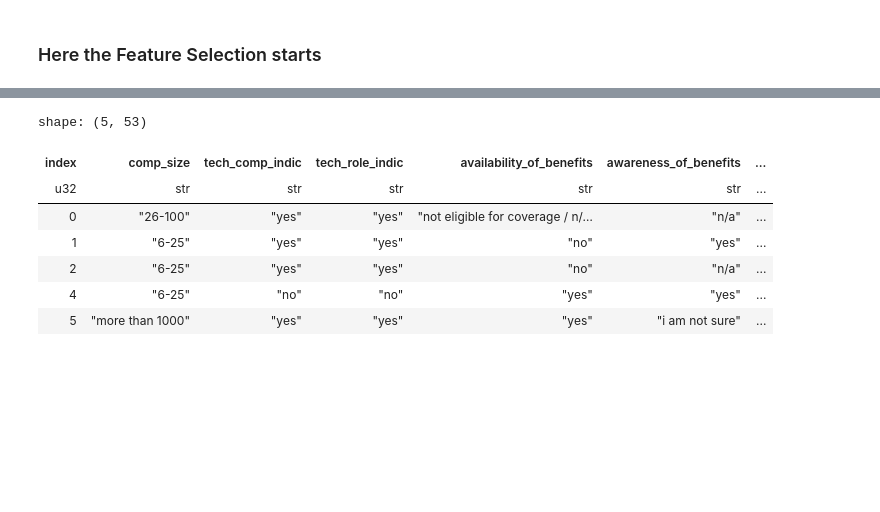
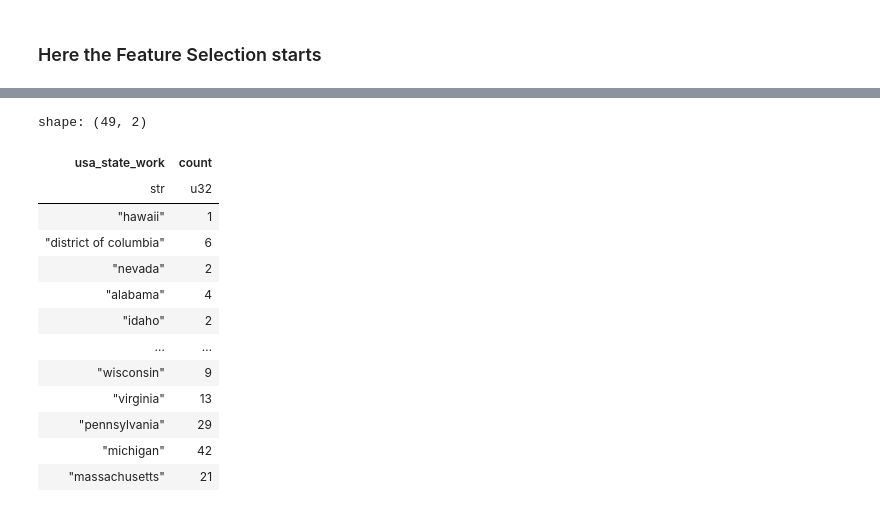
Before and after one commit to JanPhilippBittner/iu_mental_health_ml, a Jupyter notebook: Desktop/Arbeit/Arbeit/Universität/IU/Module/Semester 3/Machine learning - unsupervised learning/Project/first_draft.ipynb, the cells around one changed output, grey strips where cells are left out. Cells and saved outputs as stored; diff of their text form; code cells hidden in the pictures; blank space fills up the shorter version.

```diff
--- a/Desktop/Arbeit/Arbeit/Universität/IU/Module/Semester 3/Machine learning - unsupervised learning/Project/first_draft.ipynb
+++ b/Desktop/Arbeit/Arbeit/Universität/IU/Module/Semester 3/Machine learning - unsupervised learning/Project/first_draft.ipynb
@@ -511,10 +517,12 @@ feat_cat_nominal = ['tech_comp_indic' , 'tech_role_indic' , 'awareness_of_benefi
                     , 'anonym_use_benefit_indic' , 'neg_consequences_discussing_mh' , 'neg_consequences_discussing_ph' , 'comf_discussing_mh_with_coworker_indic' , 'comf_discussing_mnh_with_supervisor_indic'
                     , 'employer_importance_mh_vs_ph' ,'known_neg_consequences_of_mh' , 'prev_employers' , 'awareness_of_benefits_prev_employer' , 'willing_discuss_ph_in_hiring_interview'
                     , 'willing_discuss_mh_in_hiring_interview' , 'percevied_neg_impact_carreer_of_mh' , 'perceived_neg_impact_coworker_opiniton_of_mh' , 'neg_response_to_mh' ,
-                    'willingness_to_share_mh_after_observation' , 'mh_family_hist' , 'previous_mh' , 'current_mh' , 'diagnosis_professional' , 'used_therapy' , 'age' , 'gender' , 'country_residency'
+                    'willingness_to_share_mh_after_observation' , 'mh_family_hist' , 'previous_mh' , 'current_mh' , 'diagnosis_professional' , 'used_therapy'  , 'gender' , 'country_residency'
                     , 'usa_state_residency' , 'country_work' , 'usa_state_work'  ]
 
 feat_text = []
+
+feat_int = ['age']
 # %%
 # Fill the feat_text list with the remaining features
 # get a list of all columns to compare to
@@ -616,6 +624,14 @@ most_common_mh_diagnosis = df.select(pl.col('diagnosis_name_professional_conditi
 df = df.with_columns(
     pl.when(pl.col('diagnosis_name_professional_condition').is_null()).then(pl.lit(most_common_mh_diagnosis)).otherwise('diagnosis_name_professional_condition').alias('diagnosis_name_professional_condition')
 )
+# %%
+# Impute 'willingness_to_share_mh_after_observation' based on the most commonly used answer
+# Find the name of the most common answer
+most_common_willingness = df.select(pl.col('willingness_to_share_mh_after_observation')).to_series().value_counts().sort(by='count' , descending=True).to_series()[1]
+# Impute the missing values with the most common diagnosis
+df = df.with_columns(
+    pl.when(pl.col('willingness_to_share_mh_after_observation').is_null()).then(pl.lit(most_common_willingness)).otherwise('willingness_to_share_mh_after_observation').alias('willingness_to_share_mh_after_observation')
+)
 # %%
 df.select(pl.col(feat_cat_ordinal))
 # %% [output]
@@ -642,5 +658,12 @@ enc = OrdinalEncoder()
 # %%
 #enc.categories_
 # %%
-transformation = enc.fit_transform(df.select(pl.col(feat_cat_ordinal)))
-print(transformation)
+# Create a ordered list of column names of ordinal features
+ord_columns = df.select(pl.col(feat_cat_ordinal)).columns
+# fit and transform the ordinal featrues to the OrdinalTransformation
+ordinal_transformation = enc.fit_transform(df.select(pl.col(feat_cat_ordinal)))
+# Create a dataframe of the transformed features
+df_ordinal_transformation = pl.DataFrame(ordinal_transformation, schema = ord_columns)
+
+# replace the original columns with the transformed ones:
+df = df.with_columns(df_ordinal_transformation)
@@ -655,11 +678,17 @@ print(transformation)
 # %%
-df.head()
+df.select(pl.col(feat_cat_nominal[29])).to_series().value_counts()
 # %% [output]
-shape: (5, 53)
+shape: (49, 2)
-| index | comp_size | tech_comp_indic | tech_role_indic | availability_of_benefits | awareness_of_benefits | ... |
-| u32 | str | str | str | str | str | ... |
-| 0 | "26-100" | "yes" | "yes" | "not eligible for coverage / n/… | "n/a" | ... |
-| 1 | "6-25" | "yes" | "yes" | "no" | "yes" | ... |
-| 2 | "6-25" | "yes" | "yes" | "no" | "n/a" | ... |
-| 4 | "6-25" | "no" | "no" | "yes" | "yes" | ... |
-| 5 | "more than 1000" | "yes" | "yes" | "yes" | "i am not sure" | ... |
+| usa_state_work | count |
+| str | u32 |
+| "hawaii" | 1 |
+| "district of columbia" | 6 |
+| "nevada" | 2 |
+| "alabama" | 4 |
+| "idaho" | 2 |
+| … | … |
+| "wisconsin" | 9 |
+| "virginia" | 13 |
+| "pennsylvania" | 29 |
+| "michigan" | 42 |
+| "massachusetts" | 21 |
```
Also changed, not shown: parts of 6 cells of this notebook, 1 other file.
